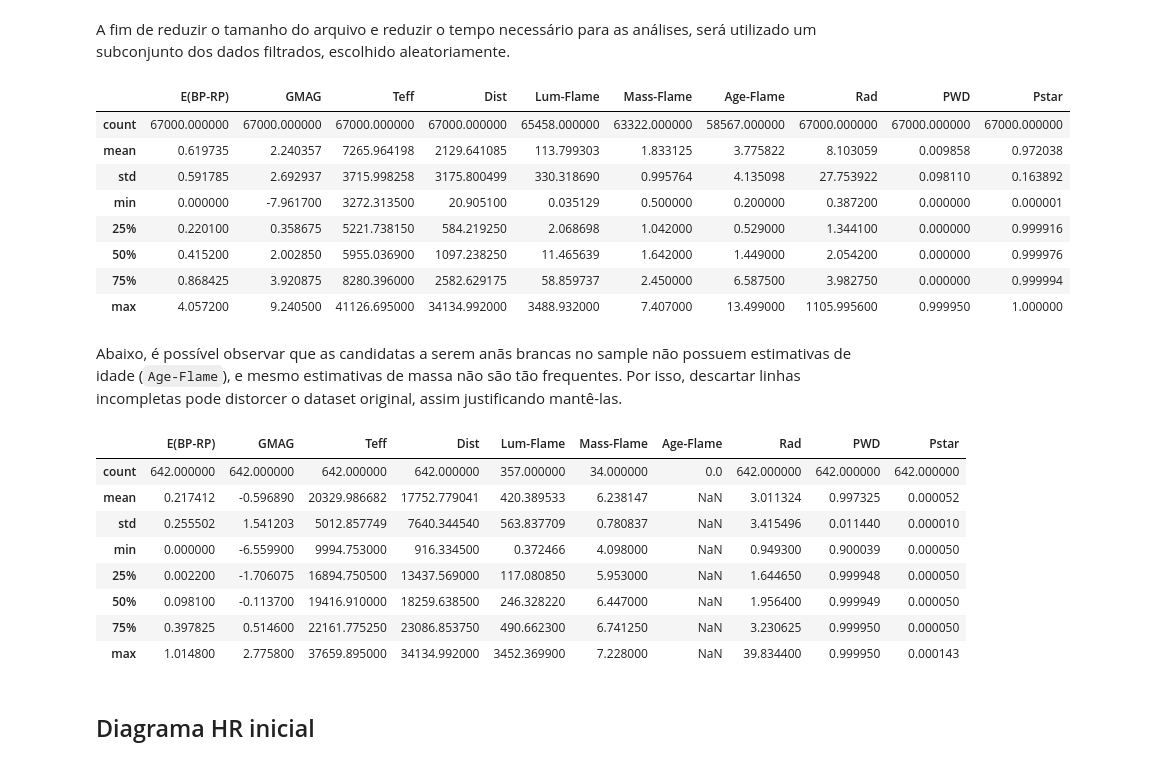
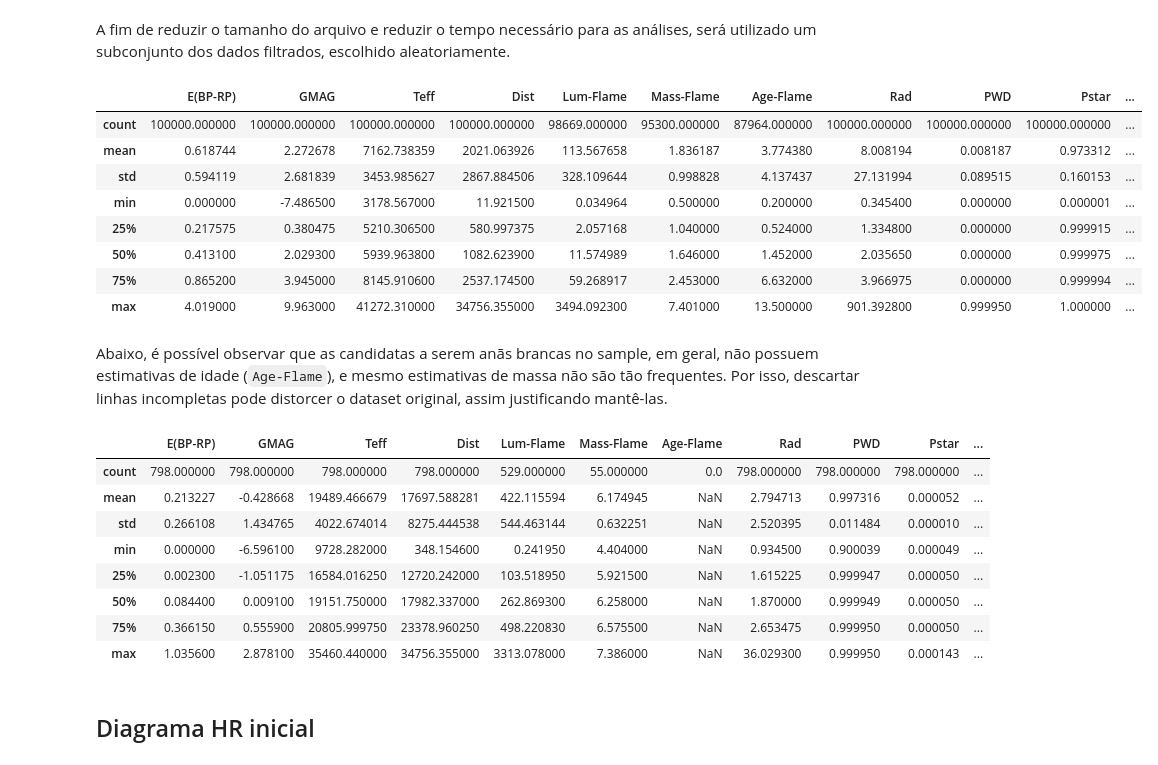
Before and after one commit to marceloavlopes/Diagrama-HR-e-Clustering, a Jupyter notebook: Diagrama_HR_clustering.ipynb, the cells around one changed output. Saved outputs shown, nothing was run; the diff lists cells and outputs as text; code cells hidden in the pictures.

```diff
--- a/Diagrama_HR_clustering.ipynb
+++ b/Diagrama_HR_clustering.ipynb
@@ -45,8 +45,19 @@ colunas = [
     "Age-Flame",   # idade
     "Rad",         # raio da estrela
     "PWD",         # probabilidade de ser uma anã branca
-    "Pstar"        # probabilidade de ser uma estrela
+    "Pstar",       # probabilidade de ser uma estrela (sem ser anã branca)
+    "PGal",        # probabilidade de ser uma galáxia
+    "Plx",
+    "e_Gmag",
+    "e_BPmag",
+    "e_RPmag",
+    "AG"
 ]
+
+df["BP-RP"] = df["BPmag"] - df["RPmag"]
+df["BP-RP_corr"] = df["BP-RP"] - df["E(BP-RP)"]
+df = df.dropna(subset=["BPmag", "RPmag"])
+colunas.append("BP-RP_corr")
 
 df = df[colunas]
 df.info()
@@ -83,0 +101,16 @@ df.describe()
+# %%
+# Objetos adequados em probabilidade
+df = df[((df['Pstar'] > 0.9) | (df['PWD'] > 0.9)) & (df['PGal'] < 0.1)]
+
+# Paralaxe positiva
+df = df[df['Plx'] > 0]
+
+# Remoção de erros fotométricos grandes
+df = df[df['e_Gmag'] < 0.05]
+df = df[df['e_BPmag'] < 0.1]
+df = df[df['e_RPmag'] < 0.1]
+
+# Remoção de alta extinção
+# df = df[df['AG'] < 0.5]
+
+df.describe()
@@ -88,33 +131,33 @@ Como o dataset possui centenas de milhares de objetos, e a remoção de dados n
 # %% [markdown]
 A fim de reduzir o tamanho do arquivo e reduzir o tempo necessário para as análises, será utilizado um subconjunto dos dados filtrados, escolhido aleatoriamente.
 # %%
-df_sample = df.sample(n=67000, random_state=67)
+df_sample = df.sample(n=100000, random_state=67)
 df_sample.describe()
 # %% [output]
-|  | E(BP-RP) | GMAG | Teff | Dist | Lum-Flame | Mass-Flame | Age-Flame | Rad | PWD | Pstar |
-| count | 67000.000000 | 67000.000000 | 67000.000000 | 67000.000000 | 65458.000000 | 63322.000000 | 58567.000000 | 67000.000000 | 67000.000000 | 67000.000000 |
-| mean | 0.619735 | 2.240357 | 7265.964198 | 2129.641085 | 113.799303 | 1.833125 | 3.775822 | 8.103059 | 0.009858 | 0.972038 |
-| std | 0.591785 | 2.692937 | 3715.998258 | 3175.800499 | 330.318690 | 0.995764 | 4.135098 | 27.753922 | 0.098110 | 0.163892 |
-| min | 0.000000 | -7.961700 | 3272.313500 | 20.905100 | 0.035129 | 0.500000 | 0.200000 | 0.387200 | 0.000000 | 0.000001 |
-| 25% | 0.220100 | 0.358675 | 5221.738150 | 584.219250 | 2.068698 | 1.042000 | 0.529000 | 1.344100 | 0.000000 | 0.999916 |
-| 50% | 0.415200 | 2.002850 | 5955.036900 | 1097.238250 | 11.465639 | 1.642000 | 1.449000 | 2.054200 | 0.000000 | 0.999976 |
-| 75% | 0.868425 | 3.920875 | 8280.396000 | 2582.629175 | 58.859737 | 2.450000 | 6.587500 | 3.982750 | 0.000000 | 0.999994 |
-| max | 4.057200 | 9.240500 | 41126.695000 | 34134.992000 | 3488.932000 | 7.407000 | 13.499000 | 1105.995600 | 0.999950 | 1.000000 |
+|  | E(BP-RP) | GMAG | Teff | Dist | Lum-Flame | Mass-Flame | Age-Flame | Rad | PWD | Pstar | ... |
+| count | 100000.000000 | 100000.000000 | 100000.000000 | 100000.000000 | 98669.000000 | 95300.000000 | 87964.000000 | 100000.000000 | 100000.000000 | 100000.000000 | ... |
+| mean | 0.618744 | 2.272678 | 7162.738359 | 2021.063926 | 113.567658 | 1.836187 | 3.774380 | 8.008194 | 0.008187 | 0.973312 | ... |
+| std | 0.594119 | 2.681839 | 3453.985627 | 2867.884506 | 328.109644 | 0.998828 | 4.137437 | 27.131994 | 0.089515 | 0.160153 | ... |
+| min | 0.000000 | -7.486500 | 3178.567000 | 11.921500 | 0.034964 | 0.500000 | 0.200000 | 0.345400 | 0.000000 | 0.000001 | ... |
+| 25% | 0.217575 | 0.380475 | 5210.306500 | 580.997375 | 2.057168 | 1.040000 | 0.524000 | 1.334800 | 0.000000 | 0.999915 | ... |
+| 50% | 0.413100 | 2.029300 | 5939.963800 | 1082.623900 | 11.574989 | 1.646000 | 1.452000 | 2.035650 | 0.000000 | 0.999975 | ... |
+| 75% | 0.865200 | 3.945000 | 8145.910600 | 2537.174500 | 59.268917 | 2.453000 | 6.632000 | 3.966975 | 0.000000 | 0.999994 | ... |
+| max | 4.019000 | 9.963000 | 41272.310000 | 34756.355000 | 3494.092300 | 7.401000 | 13.500000 | 901.392800 | 0.999950 | 1.000000 | ... |
 # %% [markdown]
-Abaixo, é possível observar que as candidatas a serem anãs brancas no sample não possuem estimativas de idade (`Age-Flame`), e mesmo estimativas de massa não são tão frequentes. Por isso, descartar linhas incompletas pode distorcer o dataset original, assim justificando mantê-las.
+Abaixo, é possível observar que as candidatas a serem anãs brancas no sample, em geral, não possuem estimativas de idade (`Age-Flame`), e mesmo estimativas de massa não são tão frequentes. Por isso, descartar linhas incompletas pode distorcer o dataset original, assim justificando mantê-las.
 # %%
 df_wa = df_sample[df_sample['PWD'] > 0.9]
 df_wa.describe()
 # %% [output]
-|  | E(BP-RP) | GMAG | Teff | Dist | Lum-Flame | Mass-Flame | Age-Flame | Rad | PWD | Pstar |
-| count | 642.000000 | 642.000000 | 642.000000 | 642.000000 | 357.000000 | 34.000000 | 0.0 | 642.000000 | 642.000000 | 642.000000 |
-| mean | 0.217412 | -0.596890 | 20329.986682 | 17752.779041 | 420.389533 | 6.238147 | NaN | 3.011324 | 0.997325 | 0.000052 |
-| std | 0.255502 | 1.541203 | 5012.857749 | 7640.344540 | 563.837709 | 0.780837 | NaN | 3.415496 | 0.011440 | 0.000010 |
-| min | 0.000000 | -6.559900 | 9994.753000 | 916.334500 | 0.372466 | 4.098000 | NaN | 0.949300 | 0.900039 | 0.000050 |
-| 25% | 0.002200 | -1.706075 | 16894.750500 | 13437.569000 | 117.080850 | 5.953000 | NaN | 1.644650 | 0.999948 | 0.000050 |
-| 50% | 0.098100 | -0.113700 | 19416.910000 | 18259.638500 | 246.328220 | 6.447000 | NaN | 1.956400 | 0.999949 | 0.000050 |
-| 75% | 0.397825 | 0.514600 | 22161.775250 | 23086.853750 | 490.662300 | 6.741250 | NaN | 3.230625 | 0.999950 | 0.000050 |
-| max | 1.014800 | 2.775800 | 37659.895000 | 34134.992000 | 3452.369900 | 7.228000 | NaN | 39.834400 | 0.999950 | 0.000143 |
+|  | E(BP-RP) | GMAG | Teff | Dist | Lum-Flame | Mass-Flame | Age-Flame | Rad | PWD | Pstar | ... |
+| count | 798.000000 | 798.000000 | 798.000000 | 798.000000 | 529.000000 | 55.000000 | 0.0 | 798.000000 | 798.000000 | 798.000000 | ... |
+| mean | 0.213227 | -0.428668 | 19489.466679 | 17697.588281 | 422.115594 | 6.174945 | NaN | 2.794713 | 0.997316 | 0.000052 | ... |
+| std | 0.266108 | 1.434765 | 4022.674014 | 8275.444538 | 544.463144 | 0.632251 | NaN | 2.520395 | 0.011484 | 0.000010 | ... |
+| min | 0.000000 | -6.596100 | 9728.282000 | 348.154600 | 0.241950 | 4.404000 | NaN | 0.934500 | 0.900039 | 0.000049 | ... |
+| 25% | 0.002300 | -1.051175 | 16584.016250 | 12720.242000 | 103.518950 | 5.921500 | NaN | 1.615225 | 0.999947 | 0.000050 | ... |
+| 50% | 0.084400 | 0.009100 | 19151.750000 | 17982.337000 | 262.869300 | 6.258000 | NaN | 1.870000 | 0.999949 | 0.000050 | ... |
+| 75% | 0.366150 | 0.555900 | 20805.999750 | 23378.960250 | 498.220830 | 6.575500 | NaN | 2.653475 | 0.999950 | 0.000050 | ... |
+| max | 1.035600 | 2.878100 | 35460.440000 | 34756.355000 | 3313.078000 | 7.386000 | NaN | 36.029300 | 0.999950 | 0.000143 | ... |
 # %% [markdown]
 ## Diagrama HR inicial
 # %% [markdown]
```
Also changed, not shown: parts of 37 cells of this notebook, 1 other file.
